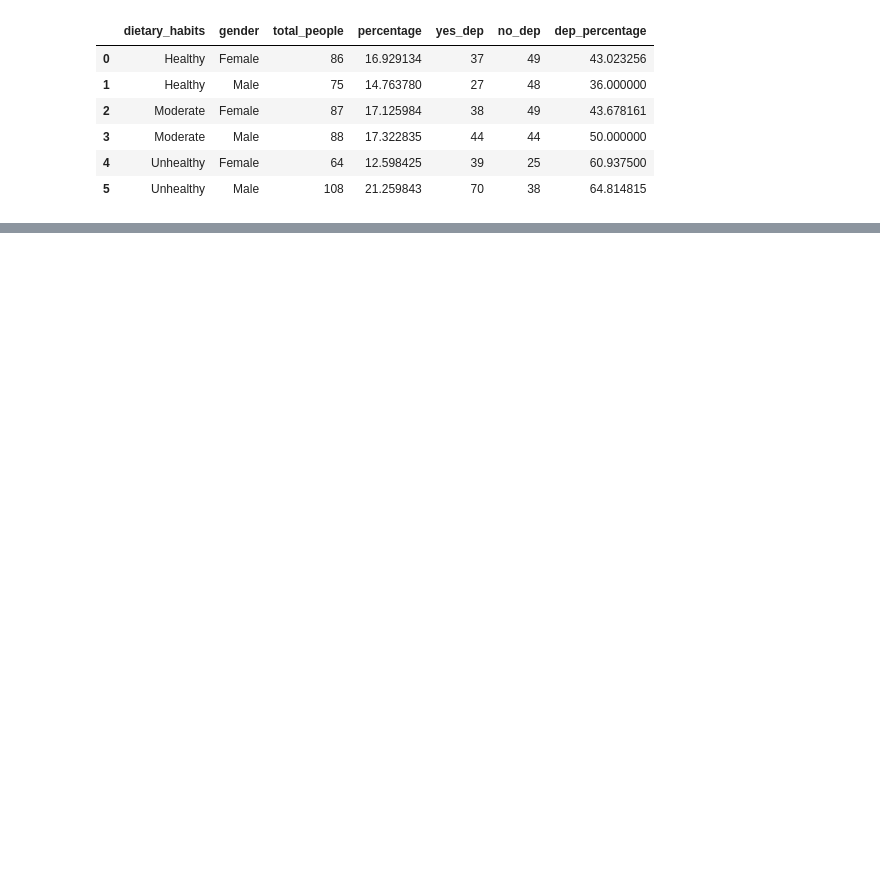
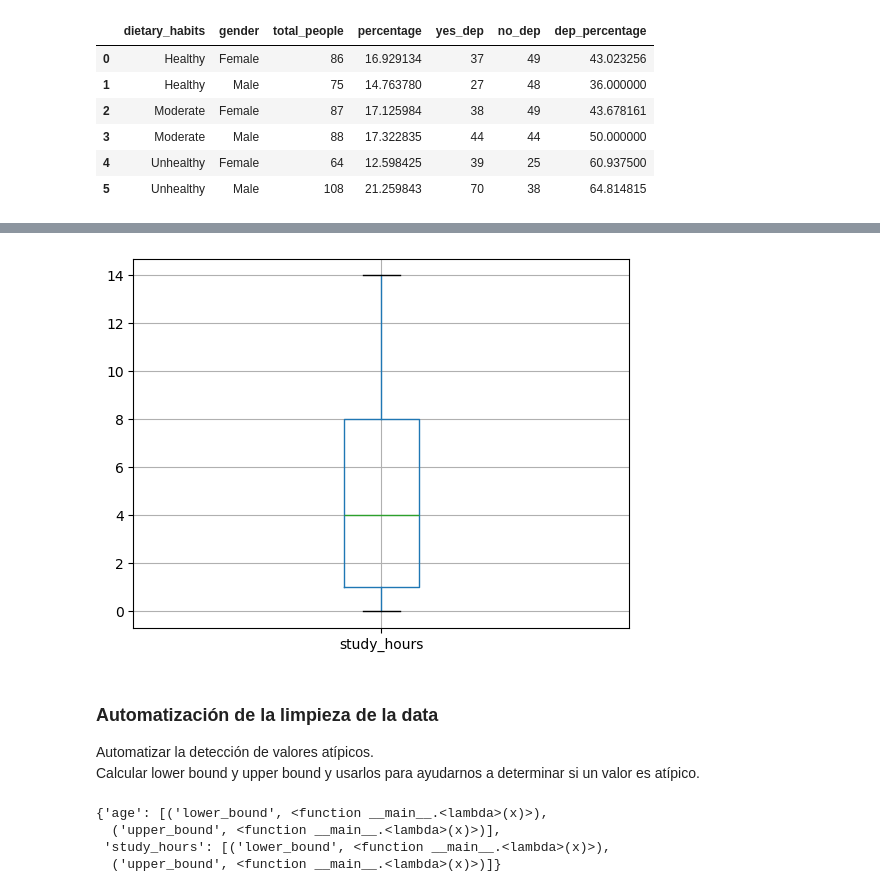
Before and after one commit to GalletaOreo98/Data-Science, a Jupyter notebook: EDA Students Depression/eda_students_depression.ipynb, the cells around one changed output, grey strips where cells are left out. Saved outputs shown, nothing was run; the diff lists cells and outputs as text; code cells hidden in the pictures; blank space fills up the shorter version.

```diff
--- a/EDA Students Depression/eda_students_depression.ipynb
+++ b/EDA Students Depression/eda_students_depression.ipynb
@@ -200,0 +289,30 @@ dietary_habits_grouped
+# %%
+dataset.loc[
+    ( dataset["depression"] == "No" ) & ( dataset["bad_thoughts"] == "Yes" ),
+    ["study_hours"]
+].boxplot()
+
+plt.show()
+# %% [output]
+[figure, added]
+# %% [markdown]
+### Automatización de la limpieza de la data
+Automatizar la detección de valores atípicos.
+Calcular lower bound y upper bound y usarlos para ayudarnos a determinar si un valor es atípico.
+# %%
+transformations = {}
+new_cols = []
+for c in num_cols:
+    transformations[c] = [
+        ( 'lower_bound' , lambda x: x.quantile(.25) - 1.5*(x.quantile(.75) - x.quantile(.25))  ),
+        ( 'upper_bound' , lambda x: x.quantile(.75) + 1.5*(x.quantile(.75) - x.quantile(.25))  )
+    ]
+    new_cols.append( f"{c}_lower_bound" )
+    new_cols.append( f"{c}_upper_bound" )
+
+transformations
+# %% [output]
+{'age': [('lower_bound', <function __main__.<lambda>(x)>),
+  ('upper_bound', <function __main__.<lambda>(x)>)],
+ 'study_hours': [('lower_bound', <function __main__.<lambda>(x)>),
+  ('upper_bound', <function __main__.<lambda>(x)>)]}
```
Also changed, not shown: parts of 35 cells of this notebook.
